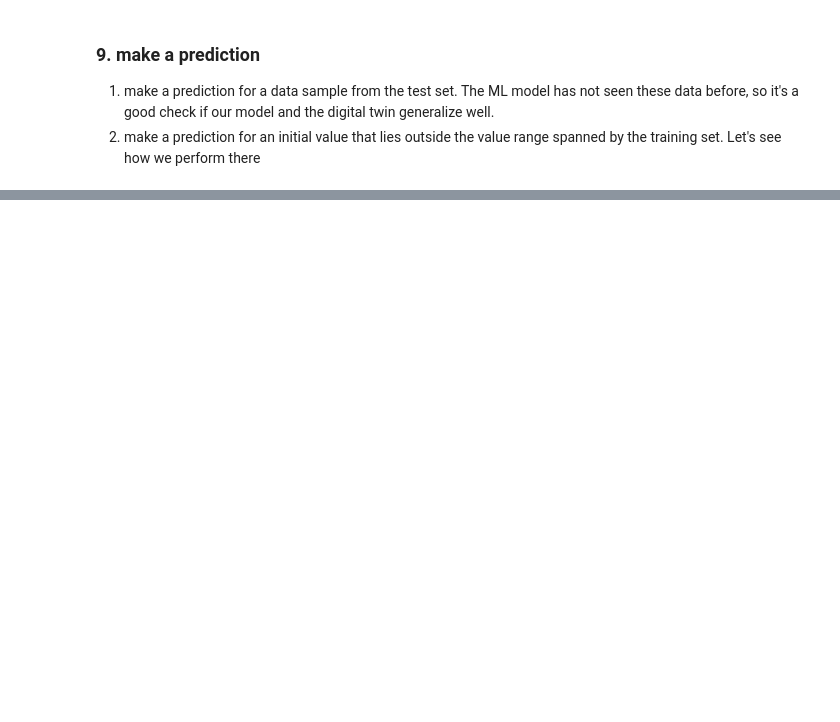
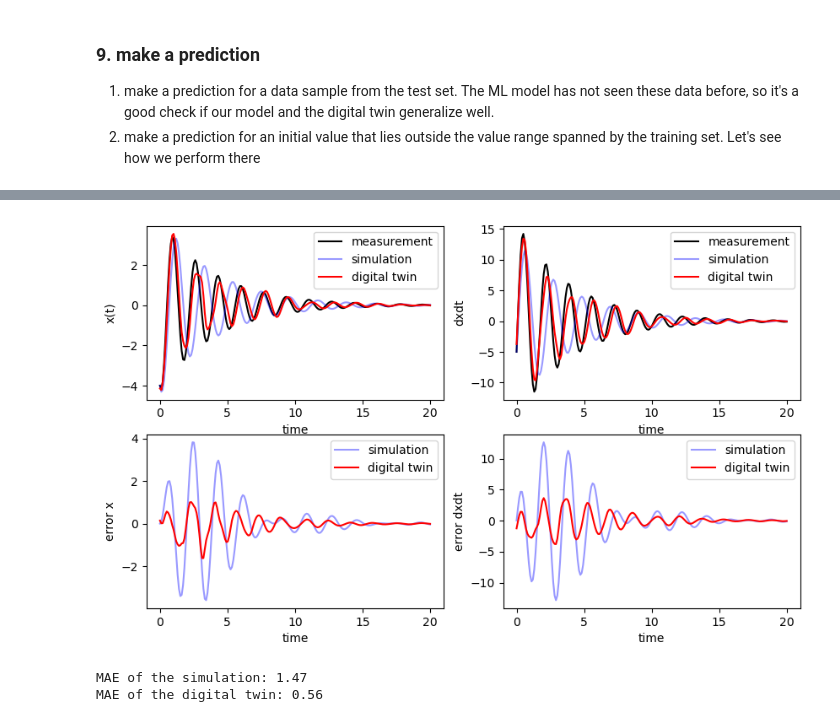
Before and after one commit to mertstend/DigitalTwin_Tutorial, a Jupyter notebook: digitalTwin_tutorial.ipynb, the cells around one changed output, grey strips where cells are left out. Saved outputs shown, nothing was run; the diff lists cells and outputs as text; code cells hidden in the pictures; blank space fills up the shorter version.

```diff
--- a/digitalTwin_tutorial.ipynb
+++ b/digitalTwin_tutorial.ipynb
@@ -324,34 +337,41 @@ xDT_new, xS_new = digital_twin(x0_new, T)     # make a prediction
 xM_new = aux.get_measurement_data(x0_new, T)  # load the corresponding data
 
 
-plt.figure(figsize=(8, 6), dpi=80)
+plt.figure(figsize=(10, 6), dpi=100)
 plt.subplot(2, 2, 1)
 plt.xlabel("time")
 plt.ylabel("x(t)")
 plt.plot(T, xM_new[:, 0], color='black')
 plt.plot(T, xS_new[:, 0], color='blue', alpha=0.4)
 plt.plot(T, xDT_new[:, 0], color='red')
 plt.legend(['measurement', 'simulation', 'digital twin'])
 
 plt.subplot(2, 2, 2)
 plt.xlabel("time")
 plt.ylabel("dxdt")
 plt.plot(T, xM_new[:, 1], color='black')
 plt.plot(T, xS_new[:, 1], color='blue', alpha=0.4)
 plt.plot(T, xDT_new[:, 1], color='red')
 plt.legend(['measurement', 'simulation', 'digital twin'])
 
 plt.subplot(2, 2, 3)
 plt.xlabel("time")
 plt.ylabel("error x")
 plt.plot(T, xM_new[:, 0] - xS_new[:, 0], color='blue', alpha=0.4)
 plt.plot(T, xM_new[:, 0] - xDT_new[:, 0], color='red')
 plt.legend(['simulation', 'digital twin'])
 
 plt.subplot(2, 2, 4)
 plt.xlabel("time")
 plt.ylabel("error dxdt")
 plt.plot(T, xM_new[:, 1] - xS_new[:, 1], color='blue', alpha=0.4)
 plt.plot(T, xM_new[:, 1] - xDT_new[:, 1], color='red')
 plt.legend(['simulation', 'digital twin'])
 plt.show()
+
+print('MAE of the simulation: '+ str(np.round(aux.get_mae(xS_new, xM_new), 2)))
+print('MAE of the digital twin: '+ str(np.round(aux.get_mae(xDT_new, xM_new), 2)))
+# %% [output]
+[figure, added]
+MAE of the simulation: 1.47
+MAE of the digital twin: 0.56
```
Also changed, not shown: parts of 17 cells of this notebook, 1 other file.
